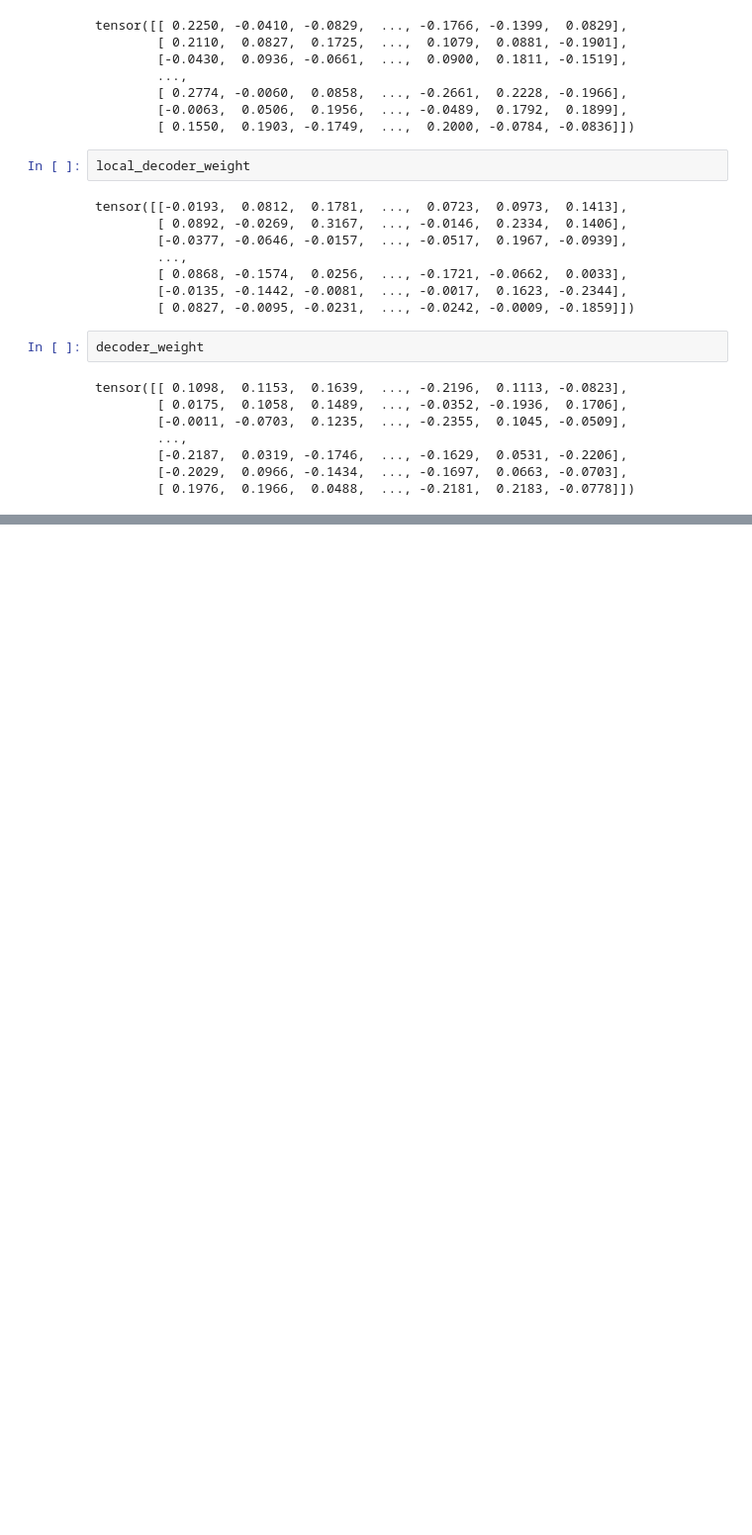
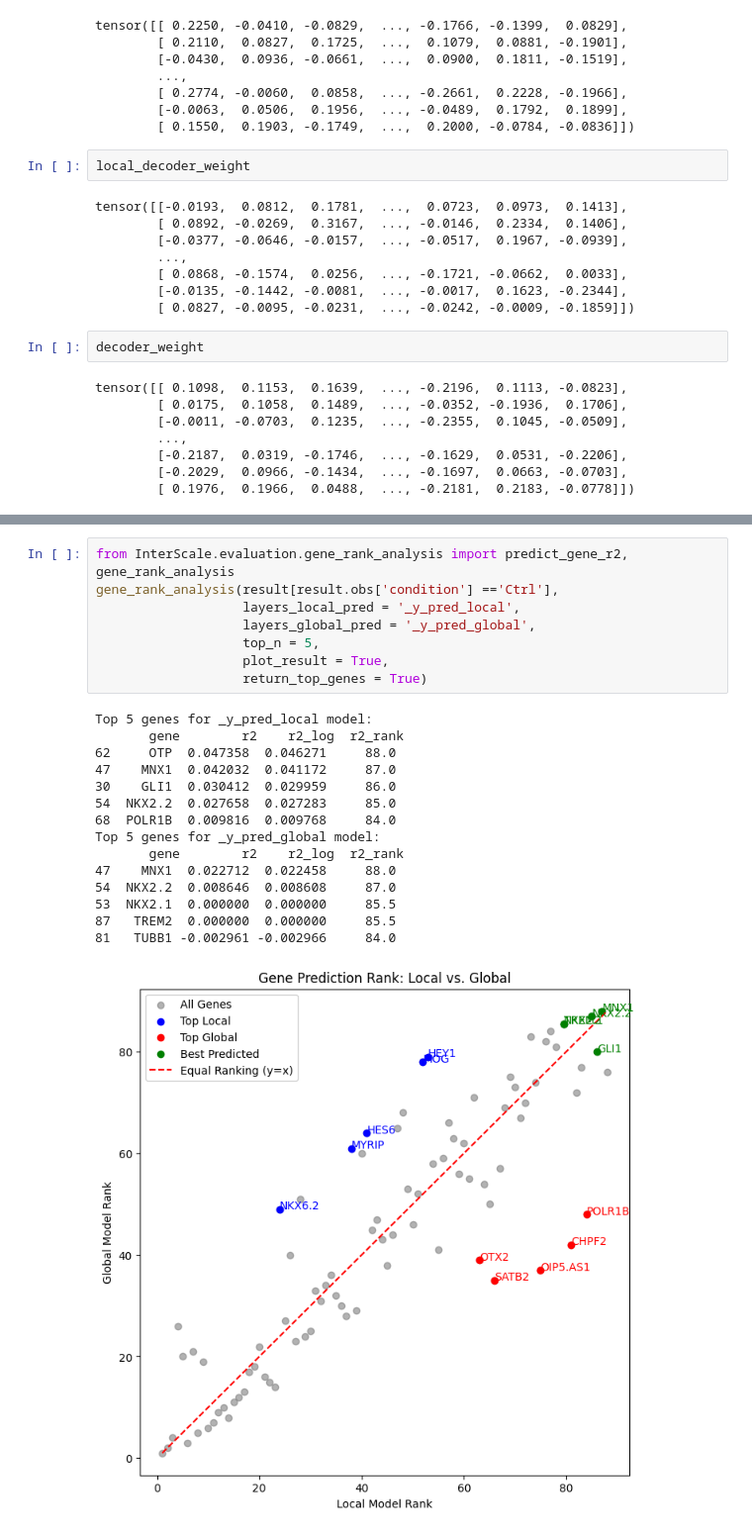
Before and after one commit to theislab/interscale, a Jupyter notebook: docs/notebooks/dual_decoder.ipynb, the cells around one changed output, grey strips where cells are left out. Shown at 99% size. Drawn from its saved outputs; the diff is of its cells as text; blank space fills up the shorter version.

```diff
--- a/docs/notebooks/dual_decoder.ipynb
+++ b/docs/notebooks/dual_decoder.ipynb
@@ -156,0 +169,24 @@ tensor([[ 0.1098,  0.1153,  0.1639,  ..., -0.2196,  0.1113, -0.0823],
+# %%
+from InterScale.evaluation.gene_rank_analysis import predict_gene_r2, gene_rank_analysis
+gene_rank_analysis(result[result.obs['condition'] =='Ctrl'],
+                   layers_local_pred = '_y_pred_local',
+                   layers_global_pred = '_y_pred_global',
+                   top_n = 5,
+                   plot_result = True,
+                   return_top_genes = True)
+# %% [output]
+Top 5 genes for _y_pred_local model:
+       gene        r2    r2_log  r2_rank
+62     OTP  0.047358  0.046271     88.0
+47    MNX1  0.042032  0.041172     87.0
+30    GLI1  0.030412  0.029959     86.0
+54  NKX2.2  0.027658  0.027283     85.0
+68  POLR1B  0.009816  0.009768     84.0
+Top 5 genes for _y_pred_global model:
+       gene        r2    r2_log  r2_rank
+47    MNX1  0.022712  0.022458     88.0
+54  NKX2.2  0.008646  0.008608     87.0
+53  NKX2.1  0.000000  0.000000     85.5
+87   TREM2  0.000000  0.000000     85.5
+81   TUBB1 -0.002961 -0.002966     84.0
+[figure, added]
```
Also changed, not shown: parts of 6 cells of this notebook, 1 other file.
